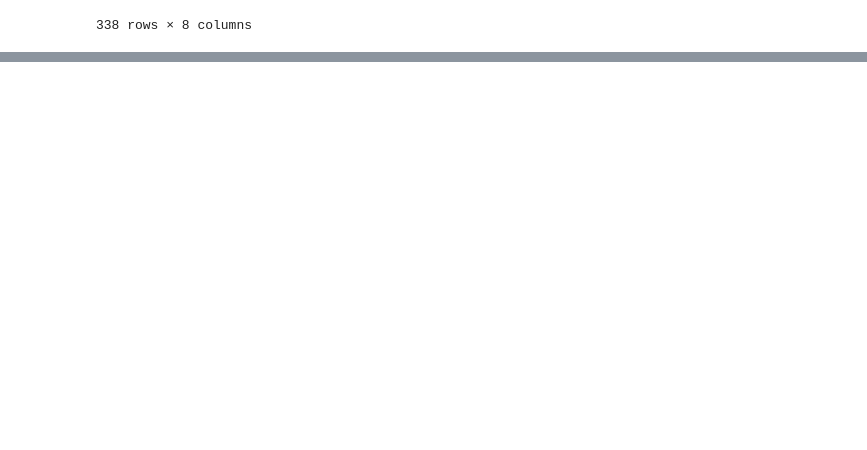
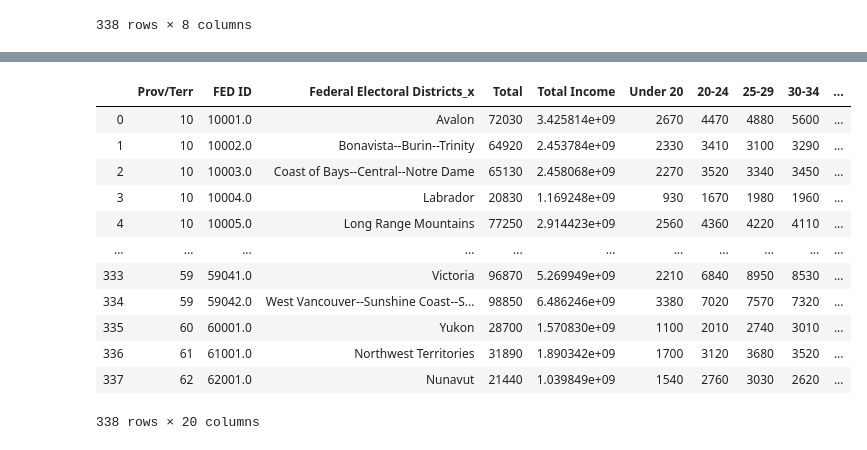
Before and after one commit to bsmirnov12/ABDS-Project-1, a Jupyter notebook: Analysis.ipynb, the cells around one changed output, grey strips where cells are left out. Saved outputs shown, nothing was run; the diff lists cells and outputs as text; code cells hidden in the pictures; blank space fills up the shorter version.

```diff
--- a/Analysis.ipynb
+++ b/Analysis.ipynb
@@ -366,0 +397,21 @@ educationvsvotessummarized.to_csv("data/educationvsvotessummarized.csv")
+# %%
+agevsvotes=agevsvotes[['Prov/Terr', 'FED ID', 'Federal Electoral Districts_x', 'Total',
+       'Total Income', 'Under 20', '20-24', '25-29', '30-34', '35-39', '40-44',
+       '45-49', '50-54', '55-59', '60-64', '65-69', '70-74', 'Over 75',
+       'ï»¿Province', "Party Won"  ]]
+# %%
+agevsvotes
+# %% [output]
+|  | Prov/Terr | FED ID | Federal Electoral Districts_x | Total | Total Income | Under 20 | 20-24 | 25-29 | 30-34 | ... |
+| 0 | 10 | 10001.0 | Avalon | 72030 | 3.425814e+09 | 2670 | 4470 | 4880 | 5600 | ... |
+| 1 | 10 | 10002.0 | Bonavista--Burin--Trinity | 64920 | 2.453784e+09 | 2330 | 3410 | 3100 | 3290 | ... |
+| 2 | 10 | 10003.0 | Coast of Bays--Central--Notre Dame | 65130 | 2.458068e+09 | 2270 | 3520 | 3340 | 3450 | ... |
+| 3 | 10 | 10004.0 | Labrador | 20830 | 1.169248e+09 | 930 | 1670 | 1980 | 1960 | ... |
+| 4 | 10 | 10005.0 | Long Range Mountains | 77250 | 2.914423e+09 | 2560 | 4360 | 4220 | 4110 | ... |
+| ... | ... | ... | ... | ... | ... | ... | ... | ... | ... | ... |
+| 333 | 59 | 59041.0 | Victoria | 96870 | 5.269949e+09 | 2210 | 6840 | 8950 | 8530 | ... |
+| 334 | 59 | 59042.0 | West Vancouver--Sunshine Coast--S... | 98850 | 6.486246e+09 | 3380 | 7020 | 7570 | 7320 | ... |
+| 335 | 60 | 60001.0 | Yukon | 28700 | 1.570830e+09 | 1100 | 2010 | 2740 | 3010 | ... |
+| 336 | 61 | 61001.0 | Northwest Territories | 31890 | 1.890342e+09 | 1700 | 3120 | 3680 | 3520 | ... |
+| 337 | 62 | 62001.0 | Nunavut | 21440 | 1.039849e+09 | 1540 | 2760 | 3030 | 2620 | ... |
+338 rows × 20 columns
```
Also changed, not shown: parts of 4 cells of this notebook, 1 other file.
